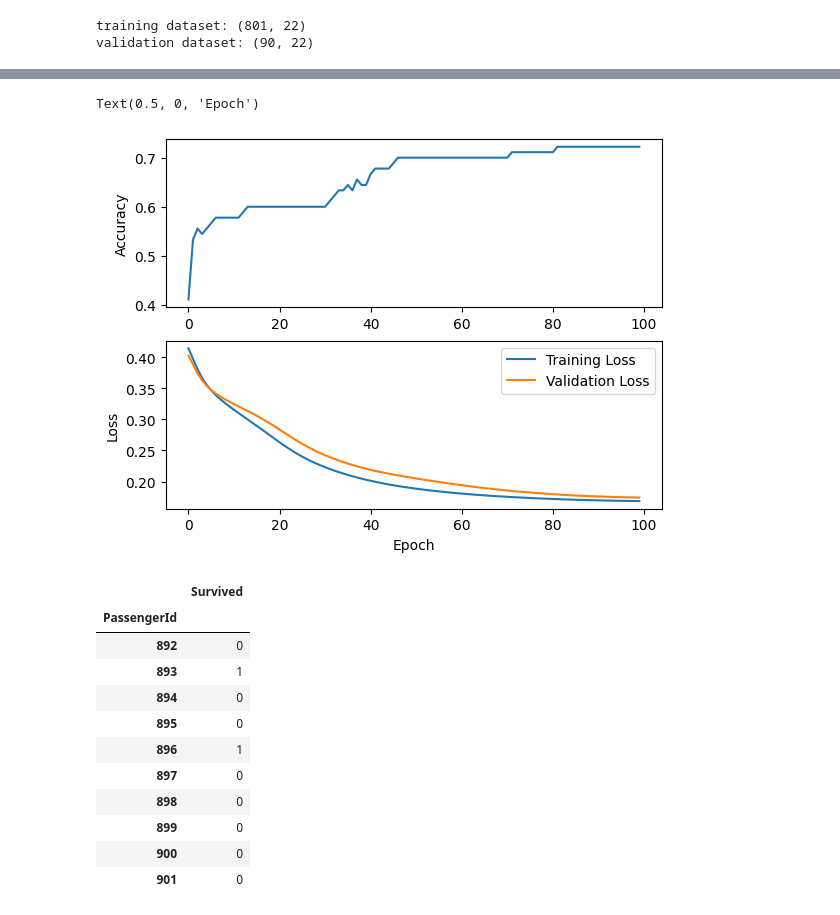
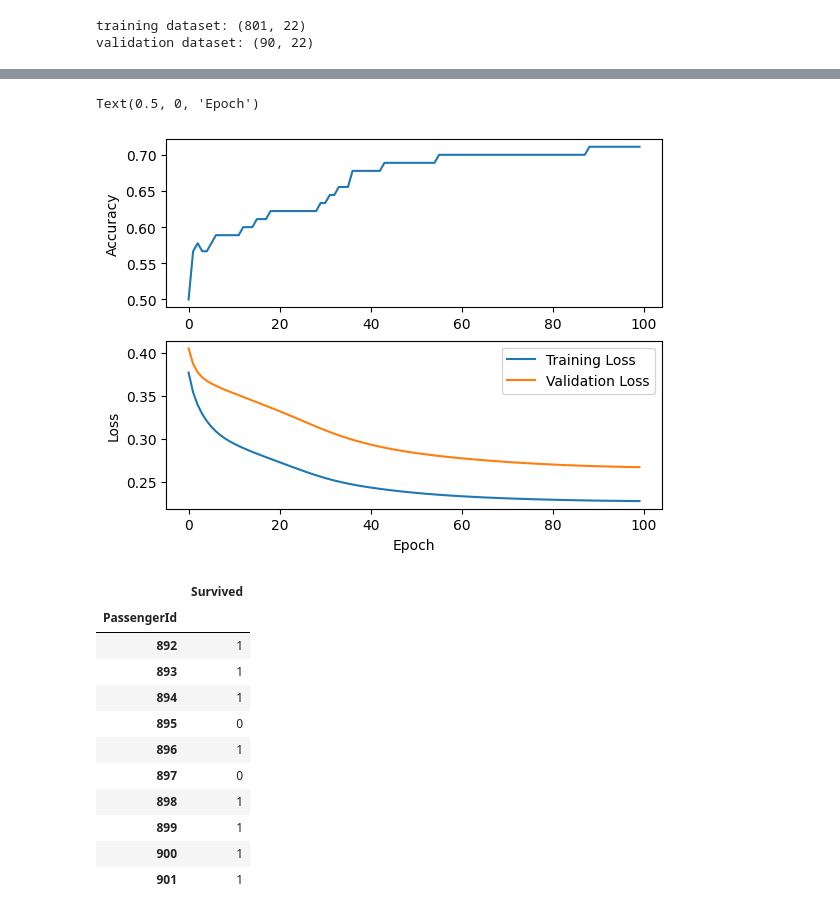
Before and after one commit to zirkelc/micrograd-titanic, a Jupyter notebook: micrograd.ipynb, the cells around one changed output, grey strips where cells are left out. Drawn from its saved outputs; the diff is of its cells as text; code cells hidden in the pictures.

```diff
--- a/micrograd.ipynb
+++ b/micrograd.ipynb
@@ -410,7 +410,7 @@ def train_model(model, xy_train, xy_validate, num_epochs=100, batch_size=32):
 # %%
 # Define number of input features, hidden layers, and output features
 num_inputs = X_train.shape[1]
-num_hidden = [22, 11]
+num_hidden = [44]
 num_outputs = 1
 
 # Initialize the model
@@ -464,5 +464,5 @@ Validation accuracy: 72.222%
 Text(0.5, 0, 'Epoch')
-[figure, old version]
+[figure, new version]
 # %%
 # Input features from the scaled test dataset
 test_features = test_scaled_df.to_numpy()
@@ -479,13 +479,13 @@ submission_df.head(10)
 # %% [output]
 |  | Survived |
 | PassengerId |  |
-| 892 | 0 |
+| 892 | 1 |
 | 893 | 1 |
-| 894 | 0 |
+| 894 | 1 |
 | 895 | 0 |
 | 896 | 1 |
 | 897 | 0 |
-| 898 | 0 |
-| 899 | 0 |
-| 900 | 0 |
-| 901 | 0 |
+| 898 | 1 |
+| 899 | 1 |
+| 900 | 1 |
+| 901 | 1 |
```
Also changed, not shown: parts of 2 cells of this notebook.
